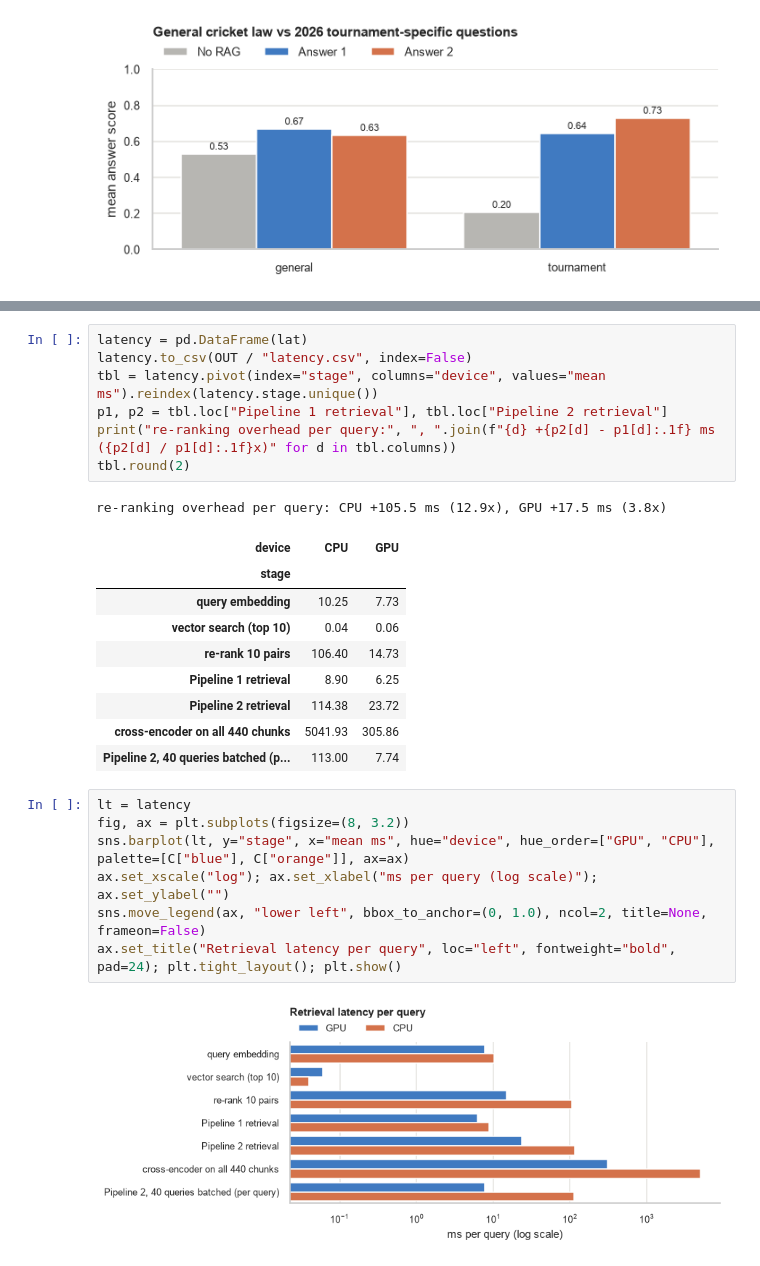
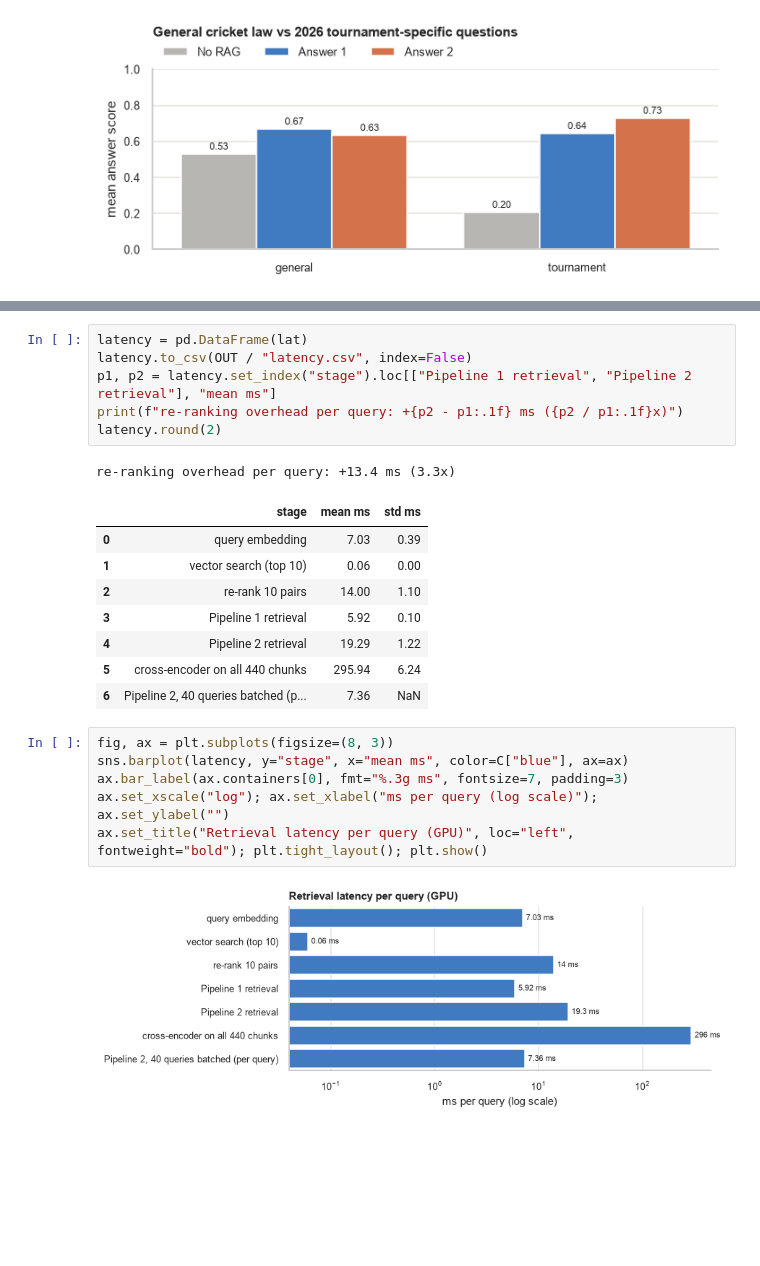
Before and after one commit to shrey715/shiori, a Jupyter notebook: rag_reranking.ipynb, the cells around one changed output, grey strips where cells are left out. Saved outputs shown, nothing was run; the diff lists cells and outputs as text; blank space fills up the shorter version.

```diff
--- a/rag_reranking.ipynb
+++ b/rag_reranking.ipynb
@@ -1349,27 +1349,24 @@ for dev in ([DEVICE] if NGPU else []) + ["cpu"]:
 # %%
 latency = pd.DataFrame(lat)
 latency.to_csv(OUT / "latency.csv", index=False)
-tbl = latency.pivot(index="stage", columns="device", values="mean ms").reindex(latency.stage.unique())
-p1, p2 = tbl.loc["Pipeline 1 retrieval"], tbl.loc["Pipeline 2 retrieval"]
-print("re-ranking overhead per query:", ", ".join(f"{d} +{p2[d] - p1[d]:.1f} ms ({p2[d] / p1[d]:.1f}x)" for d in tbl.columns))
-tbl.round(2)
+p1, p2 = latency.set_index("stage").loc[["Pipeline 1 retrieval", "Pipeline 2 retrieval"], "mean ms"]
+print(f"re-ranking overhead per query: +{p2 - p1:.1f} ms ({p2 / p1:.1f}x)")
+latency.round(2)
 # %% [output]
-re-ranking overhead per query: CPU +105.5 ms (12.9x), GPU +17.5 ms (3.8x)
+re-ranking overhead per query: +13.4 ms (3.3x)
-| device | CPU | GPU |
-| stage |  |  |
-| query embedding | 10.25 | 7.73 |
-| vector search (top 10) | 0.04 | 0.06 |
-| re-rank 10 pairs | 106.40 | 14.73 |
-| Pipeline 1 retrieval | 8.90 | 6.25 |
-| Pipeline 2 retrieval | 114.38 | 23.72 |
-| cross-encoder on all 440 chunks | 5041.93 | 305.86 |
-| Pipeline 2, 40 queries batched (p... | 113.00 | 7.74 |
+|  | stage | mean ms | std ms |
+| 0 | query embedding | 7.03 | 0.39 |
+| 1 | vector search (top 10) | 0.06 | 0.00 |
+| 2 | re-rank 10 pairs | 14.00 | 1.10 |
+| 3 | Pipeline 1 retrieval | 5.92 | 0.10 |
+| 4 | Pipeline 2 retrieval | 19.29 | 1.22 |
+| 5 | cross-encoder on all 440 chunks | 295.94 | 6.24 |
+| 6 | Pipeline 2, 40 queries batched (p... | 7.36 | NaN |
 # %%
-lt = latency
-fig, ax = plt.subplots(figsize=(8, 3.2))
-sns.barplot(lt, y="stage", x="mean ms", hue="device", hue_order=["GPU", "CPU"], palette=[C["blue"], C["orange"]], ax=ax)
+fig, ax = plt.subplots(figsize=(8, 3))
+sns.barplot(latency, y="stage", x="mean ms", color=C["blue"], ax=ax)
+ax.bar_label(ax.containers[0], fmt="%.3g ms", fontsize=7, padding=3)
 ax.set_xscale("log"); ax.set_xlabel("ms per query (log scale)"); ax.set_ylabel("")
-sns.move_legend(ax, "lower left", bbox_to_anchor=(0, 1.0), ncol=2, title=None, frameon=False)
-ax.set_title("Retrieval latency per query", loc="left", fontweight="bold", pad=24); plt.tight_layout(); plt.show()
+ax.set_title("Retrieval latency per query (GPU)", loc="left", fontweight="bold"); plt.tight_layout(); plt.show()
 # %% [output]
-[figure, old version]
+[figure, new version]
```
Also changed, not shown: parts of 10 cells of this notebook, 7 other files.
